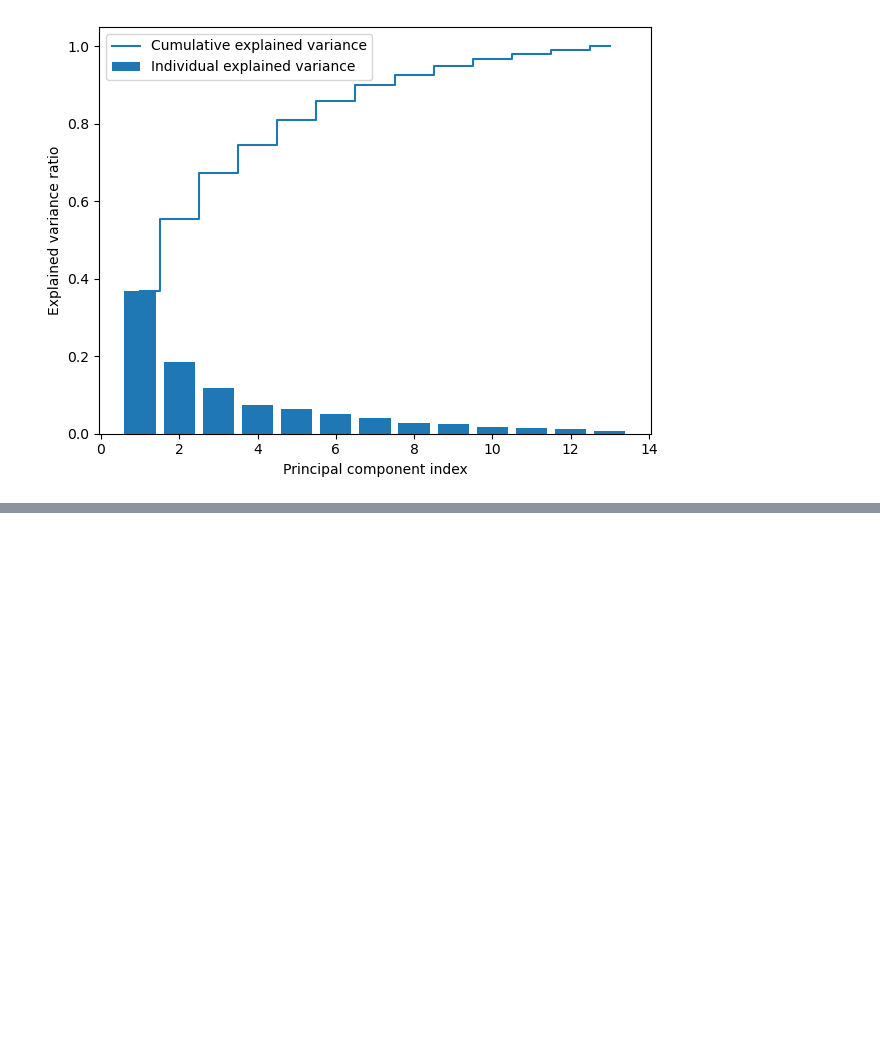
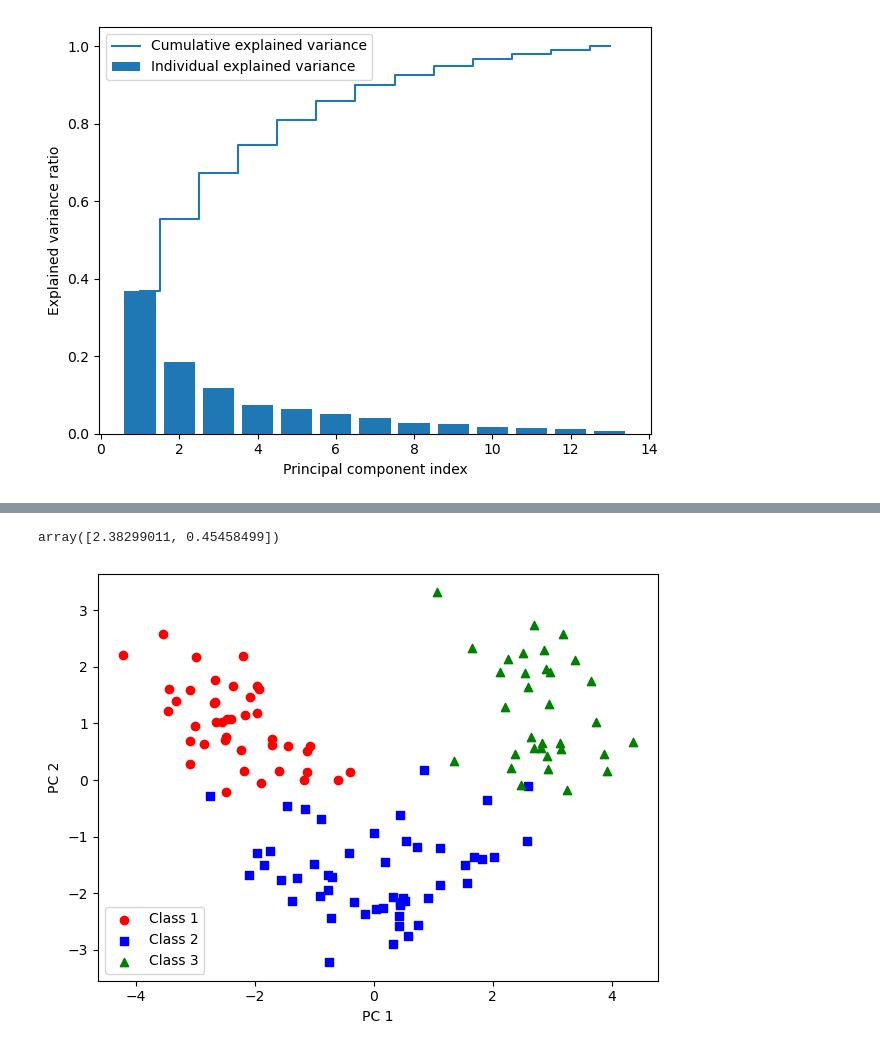
Before and after one commit to paryagsahni1845/pymlbook, a Jupyter notebook: chapter5/pca.ipynb, the cells around one changed output, grey strips where cells are left out. Saved outputs shown, nothing was run; the diff lists cells and outputs as text; code cells hidden in the pictures; blank space fills up the shorter version.

```diff
--- a/chapter5/pca.ipynb
+++ b/chapter5/pca.ipynb
@@ -48,0 +51,11 @@ plt.show()
+# %%
+# Make a list of (eigenvalue, eigenvector) tuples
+eigen_pairs = [(np.abs(eigen_vals[i]), eigen_vecs[:, i])
+               for i in range(len(eigen_vals))]
+
+# Sort the (eigenvalue, eigenvector) tuples from high to low
+eigen_pairs.sort(key=lambda k: k[0], reverse=True)
+# %%
+w = np.hstack((eigen_pairs[0][1][:, np.newaxis],
+               eigen_pairs[1][1][:, np.newaxis]))
+print('Matrix W:\n', w)
@@ -48,0 +77,22 @@ plt.show()
+# %%
+ X_train_std[0].dot(w)
+# %% [output]
+array([2.38299011, 0.45458499])
+# %%
+X_train_pca = X_train_std.dot(w)
+# %%
+colors = ['r', 'b', 'g']
+markers = ['o', 's', '^']
+
+for l, c, m in zip(np.unique(y_train), colors, markers):
+    plt.scatter(X_train_pca[y_train == l, 0],
+                X_train_pca[y_train == l, 1],
+                c=c, label=f'Class {l}', marker=m)
+
+plt.xlabel('PC 1')
+plt.ylabel('PC 2')
+plt.legend(loc='lower left')
+plt.tight_layout()
+plt.show()
+# %% [output]
+[figure, added]
```
Also changed, not shown: parts of 3 cells of this notebook.
